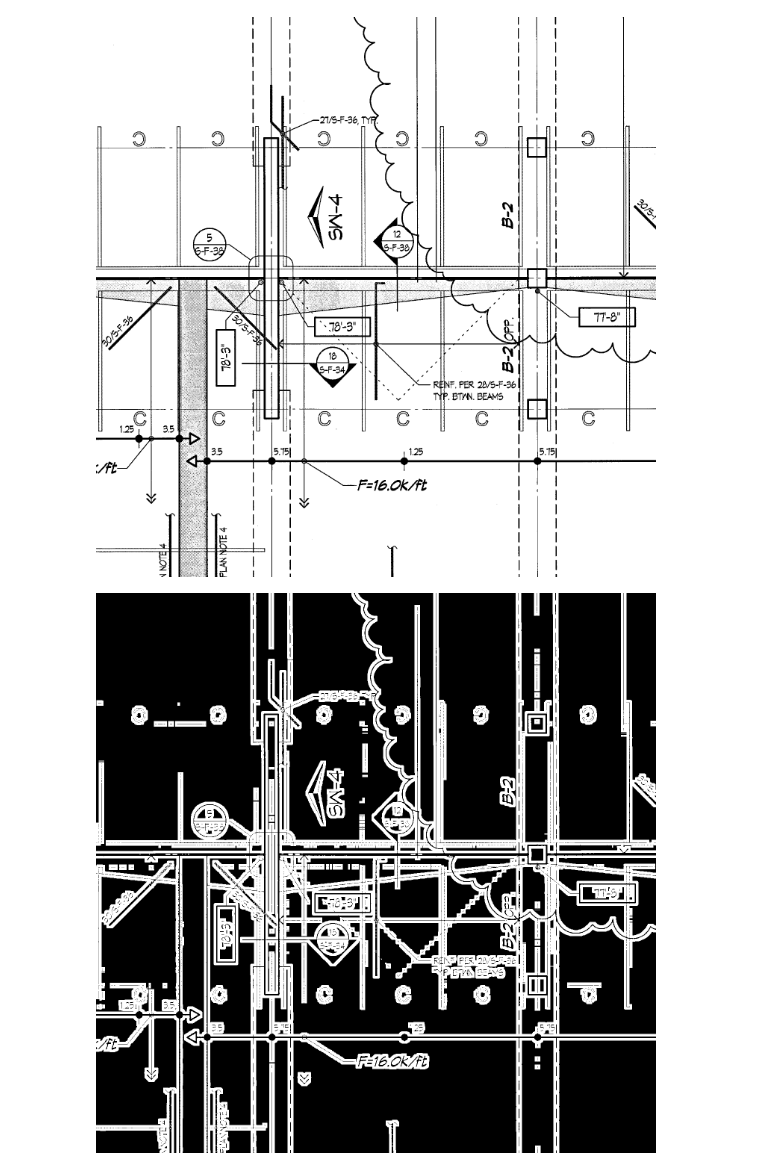
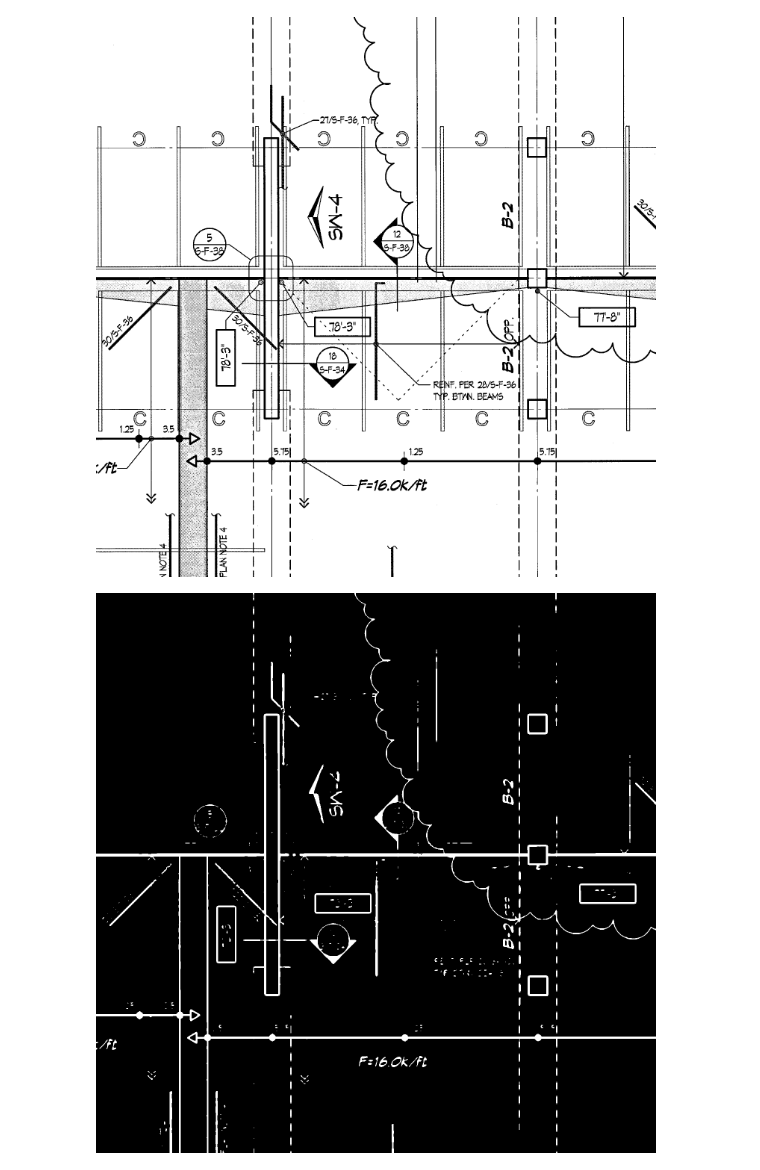
Before and after one commit to mostafa-netizen/Sadidul-Islam-Analysis, a Jupyter notebook: analysis/post_tension_tendons_horizontal.ipynb, the cells around one changed output. Drawn from its saved outputs; the diff is of its cells as text; code cells hidden in the pictures.

```diff
--- a/analysis/post_tension_tendons_horizontal.ipynb
+++ b/analysis/post_tension_tendons_horizontal.ipynb
@@ -16,20 +16,21 @@ Image.fromarray(tile)
 [figure]
 # %%
 gray = cv2.cvtColor(tile, cv2.COLOR_BGR2GRAY)
-ret, thresh = cv2.threshold(gray, 120, 255, cv2.THRESH_BINARY_INV)
+ret, thresh = cv2.threshold(gray, 80, 255, cv2.THRESH_BINARY_INV)
 kernel = np.ones((2, 2), np.uint8)
 erode = cv2.erode(thresh, kernel)
 
-bw = cv2.adaptiveThreshold(
-    erode, 255,
-    cv2.ADAPTIVE_THRESH_MEAN_C,
-    cv2.THRESH_BINARY_INV,
-    15, 3
-)
+blur = cv2.GaussianBlur(erode, (7, 7), 0)
+ret, thresh = cv2.threshold(blur, 80, 255, cv2.THRESH_BINARY_INV)
+erode = cv2.erode(thresh, kernel)
 
-Image.fromarray(bw)
+blur = cv2.GaussianBlur(erode, (5, 5), 0)
+ret, thresh = cv2.threshold(blur, 80, 255, cv2.THRESH_BINARY_INV)
+erode = cv2.erode(thresh, kernel)
+
+Image.fromarray(erode)
 # %% [output]
-[figure, old version]
+[figure, new version]
 # %%
 kernel = cv2.getStructuringElement(
     cv2.MORPH_RECT,
```
Also changed, not shown: parts of 4 cells of this notebook, 3 other files.
